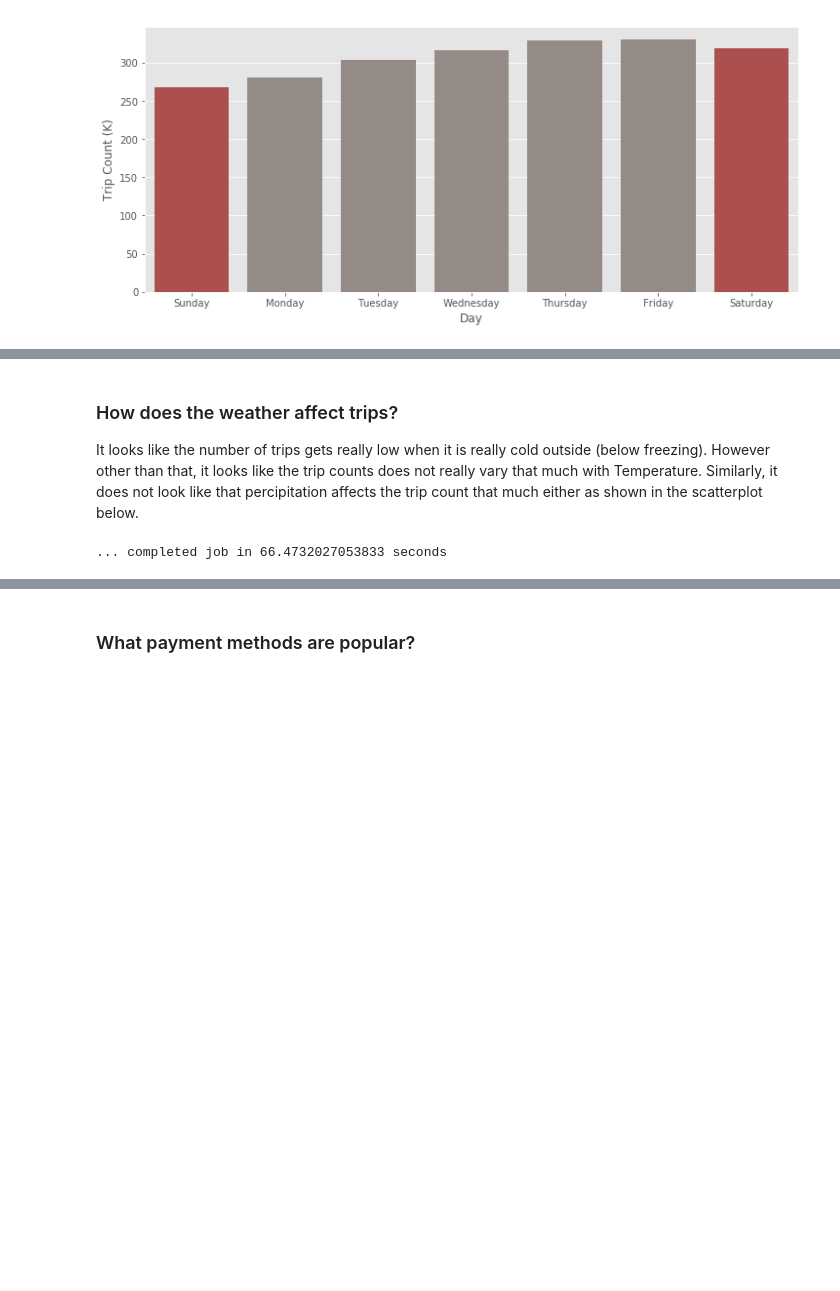
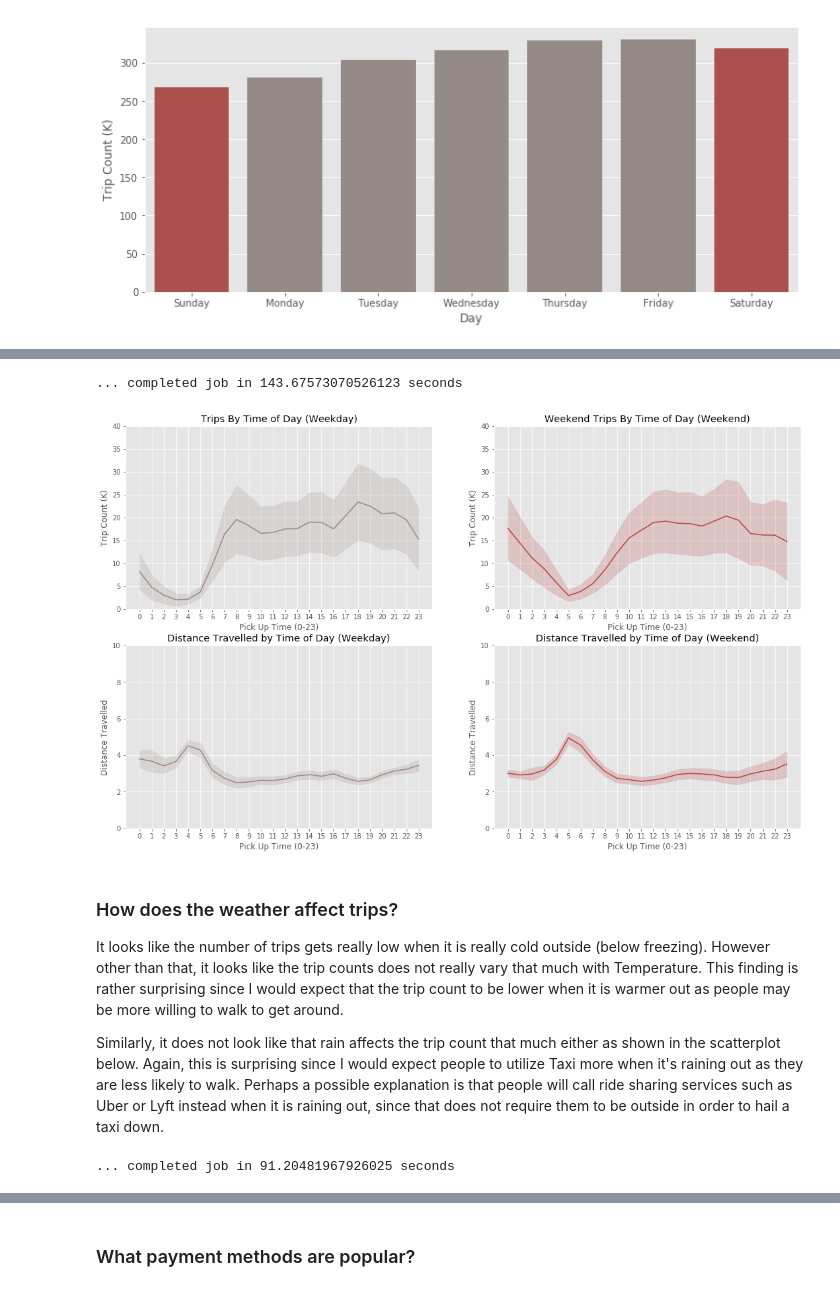
Before and after one commit to Alpha-1787/PySpark-NYC-Taxi-Trips-Analysis, a Jupyter notebook: nyc_taxi_trip_analysis.ipynb, the cells around one changed output, grey strips where cells are left out. Cells and saved outputs as stored; diff of their text form; code cells hidden in the pictures; blank space fills up the shorter version.

```diff
--- a/nyc_taxi_trip_analysis.ipynb
+++ b/nyc_taxi_trip_analysis.ipynb
@@ -365,6 +332,69 @@ plt.show()
+# %%
+query = """
+SELECT
+    c.pickup_date,
+    DATE_FORMAT(c.pickup_date, 'EEEE') AS day_of_week,
+    HOUR(c.pickup_datetime) AS pickup_time,
+    ROUND(COUNT(*)/1000, 2) AS trip_count_k,
+    MEAN(c.trip_distance) AS mean_trip_distance,
+    MEAN(c.fare_amount) AS mean_fare_amount
+FROM
+    combo c
+GROUP BY
+    c.pickup_date,
+    day_of_week,
+    pickup_time
+"""
+
+start = time.time()
+pd_df = spark.sql(query).toPandas()
+print(f"... completed job in {time.time() - start} seconds")
+# %% [output]
+... completed job in 143.67573070526123 seconds
+# %%
+# indicator for weekend vs. weekday so we can color it differently in the plot.
+pd_df["weekend_ind"] = pd_df.day_of_week.apply(lambda x: 1 if (x == "Saturday" or x == "Sunday") else 0)
+
+# initialize a 1x2 plot
+fig, ax = plt.subplots(2, 2, figsize=(18,11))
+
+# color for weekend and weekdays
+c = ["#978a84", "#bb3f3f"]
+
+# the y axis values we're plotting
+y = ["trip_count_k", "mean_trip_distance"]
+
+# y axis ranges and labels
+ylim = np.array([[0,40], [0,10]])
+ylab = np.array(["Trip Count (K)", "Distance Travelled"])
+
+# titles for our plots
+titles = np.array([["Trips By Time of Day (Weekday)", "Weekend Trips By Time of Day (Weekend)"],
+                   ["Distance Travelled by Time of Day (Weekday)", "Distance Travelled by Time of Day (Weekend)"]])
+
+# iterate through each axis and assign the appropriate plot
+for a in np.arange(len(y)):
+    for b in pd_df["weekend_ind"].unique():
+        sns.lineplot(x="pickup_time",
+                     y=y[a],
+                     ci="sd",
+                     data=pd_df[pd_df["weekend_ind"] == b],
+                     color=c[b],
+                     ax=ax[a, b])
+
+        ax[a, b].set_title(titles[a, b])
+        ax[a, b].set_xlabel("Pick Up Time (0-23)")
+        ax[a, b].set_ylabel(ylab[a])
+        ax[a, b].set(xticks=np.arange(0,24))
+        ax[a, b].set(ylim=ylim[a])
+# %% [output]
+[figure, added]
 # %% [markdown]
 ### How does the weather affect trips?
-It looks like the number of trips gets really low when it is really cold outside (below freezing). However other than that, it looks like the trip counts does not really vary that much with Temperature. Similarly, it does not look like that percipitation affects the trip count that much either as shown in the scatterplot below.
+
+It looks like the number of trips gets really low when it is really cold outside (below freezing). However other than that, it looks like the trip counts does not really vary that much with Temperature. This finding is rather surprising since I would expect that the trip count to be lower when it is warmer out as people may be more willing to walk to get around.
+
+Similarly, it does not look like that rain affects the trip count that much either as shown in the scatterplot below. Again, this is surprising since I would expect people to utilize Taxi more when it's raining out as they are less likely to walk. Perhaps a possible explanation is that people will call ride sharing services such as Uber or Lyft instead when it is raining out, since that does not require them to be outside in order to hail a taxi down.
 # %%
 query = """
 SELECT
@@ -384,5 +414,5 @@ start = time.time()
 pd_df = spark.sql(query).toPandas()
 print(f"... completed job in {time.time() - start} seconds")
 # %% [output]
-... completed job in 66.4732027053833 seconds
+... completed job in 91.20481967926025 seconds
 # %%
```
Also changed, not shown: parts of 13 cells of this notebook.
